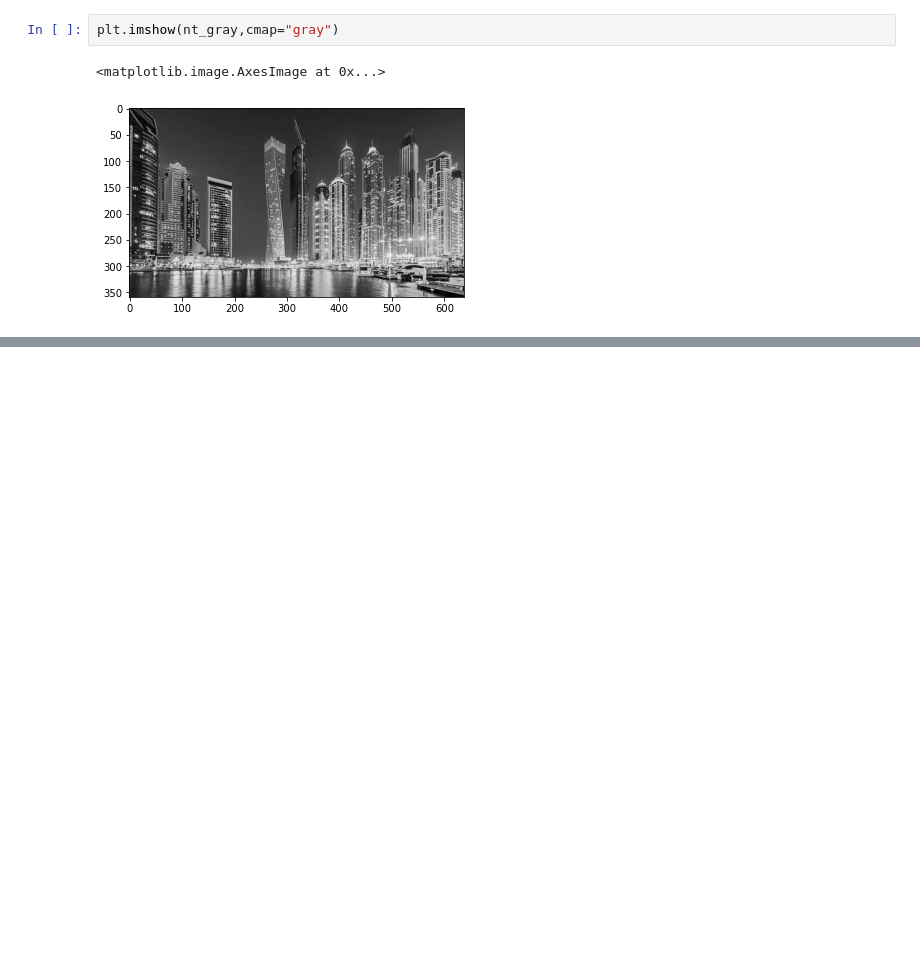
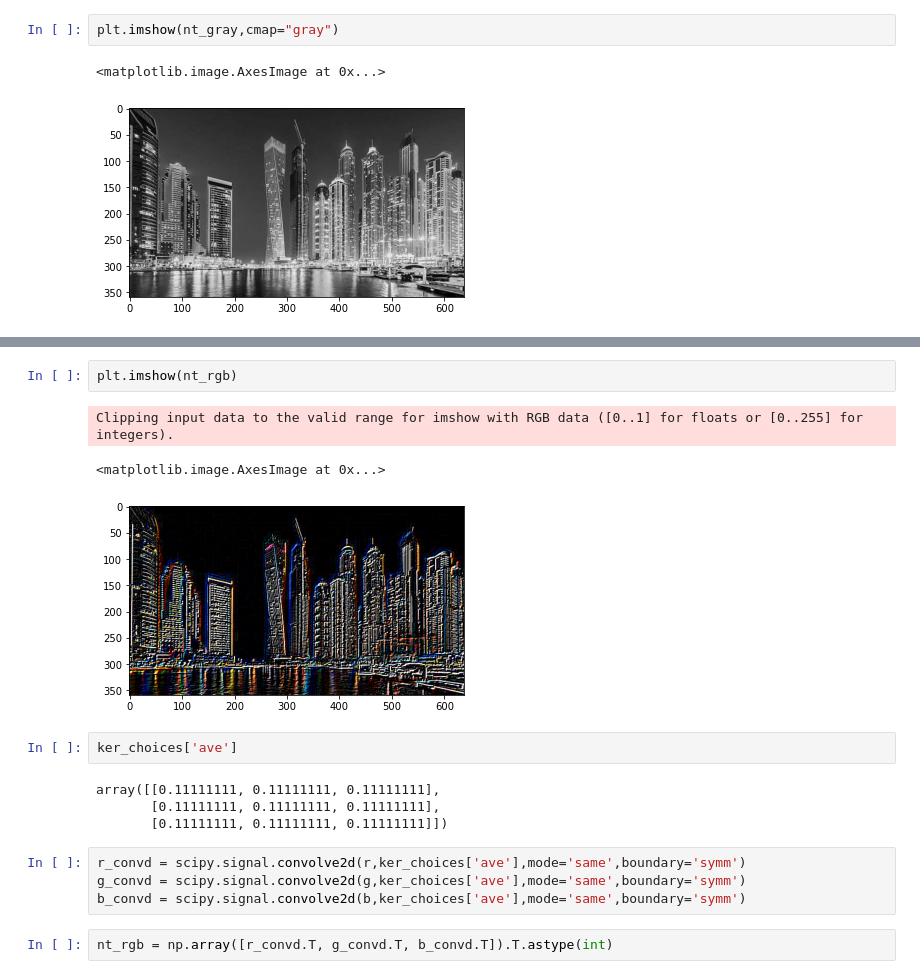
Before and after one commit to huiprobable/MATH473F22CSULB, a Jupyter notebook: Lectures/Lec11_Convolution.ipynb, the cells around one changed output, grey strips where cells are left out. Cells and saved outputs as stored; diff of their text form; blank space fills up the shorter version.

```diff
--- a/Lectures/Lec11_Convolution.ipynb
+++ b/Lectures/Lec11_Convolution.ipynb
@@ -96,0 +119,18 @@ plt.imshow(nt_gray,cmap="gray")
+# %%
+plt.imshow(nt_rgb)
+# %% [output]
+Clipping input data to the valid range for imshow with RGB data ([0..1] for floats or [0..255] for integers).
+<matplotlib.image.AxesImage at 0x...>
+[figure, added]
+# %%
+ker_choices['ave']
+# %% [output]
+array([[0.11111111, 0.11111111, 0.11111111],
+       [0.11111111, 0.11111111, 0.11111111],
+       [0.11111111, 0.11111111, 0.11111111]])
+# %%
+r_convd = scipy.signal.convolve2d(r,ker_choices['ave'],mode='same',boundary='symm')
+g_convd = scipy.signal.convolve2d(g,ker_choices['ave'],mode='same',boundary='symm')
+b_convd = scipy.signal.convolve2d(b,ker_choices['ave'],mode='same',boundary='symm')
+# %%
+nt_rgb = np.array([r_convd.T, g_convd.T, b_convd.T]).T.astype(int)
```
Also changed, not shown: parts of 6 cells of this notebook.
